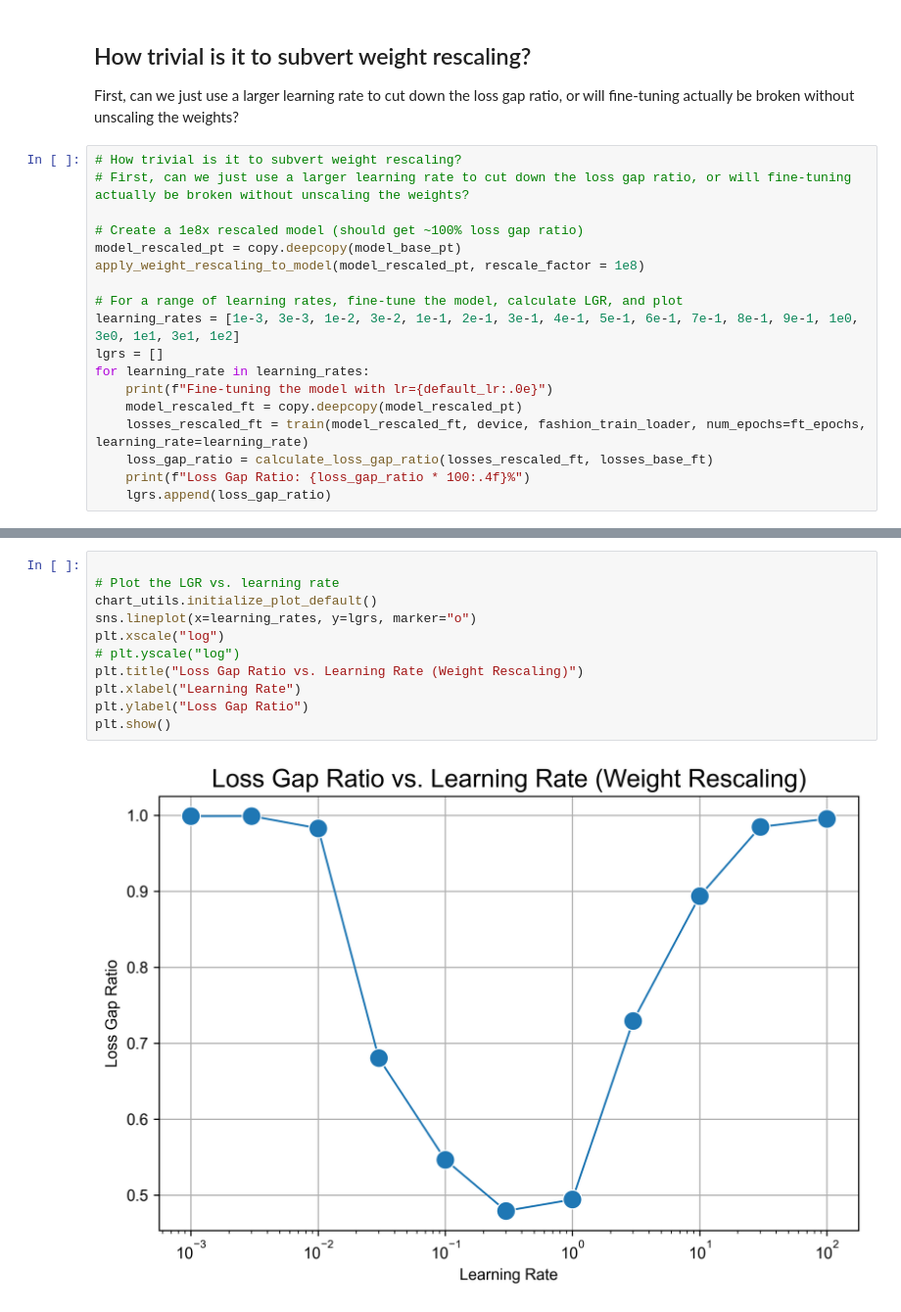
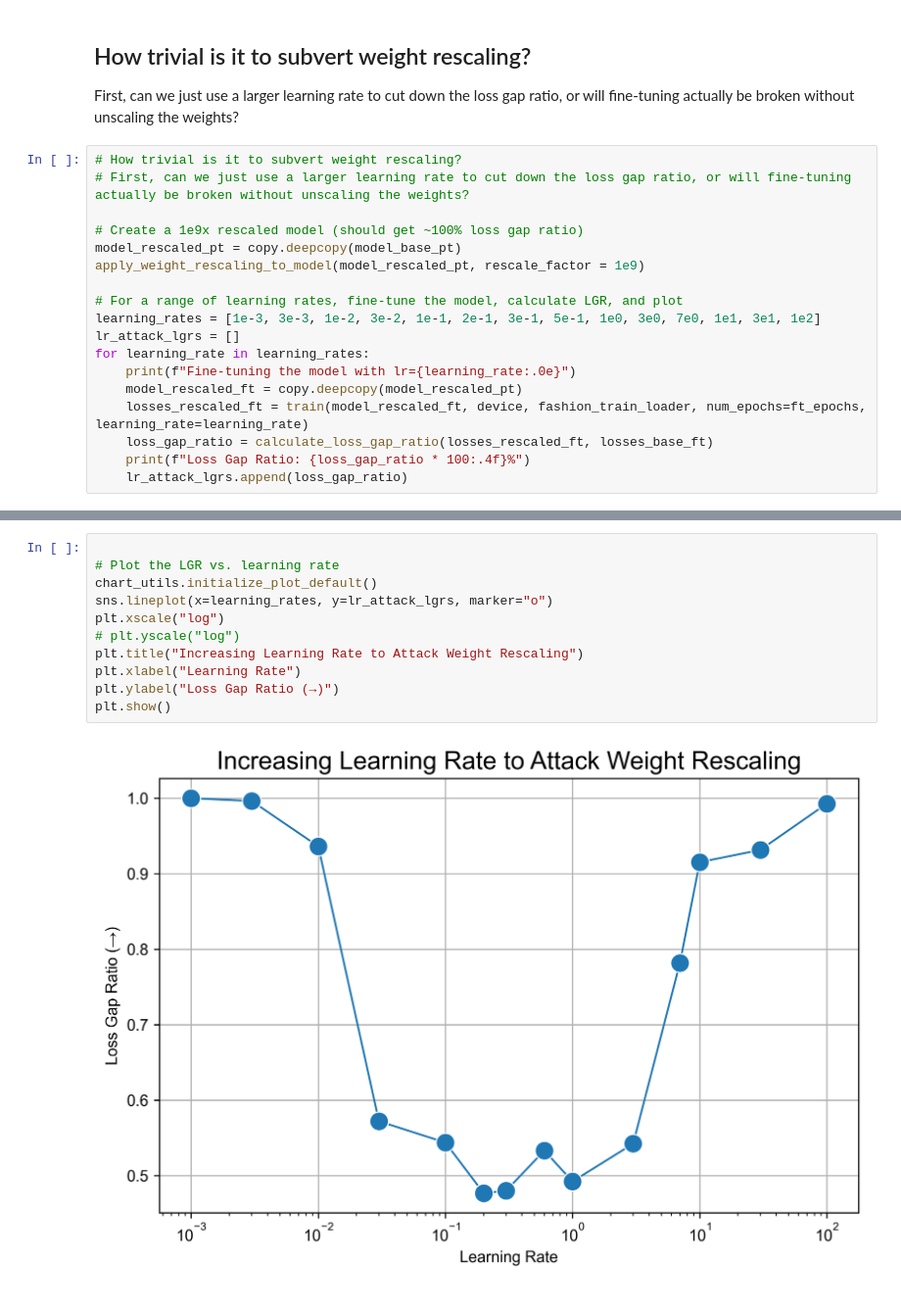
Before and after one commit to mukobi/Unadaptable-Foundation-Models, a Jupyter notebook: toy_models/mnist_pruning.ipynb, the cells around one changed output, grey strips where cells are left out. Shown at 98% size. Cells and saved outputs as stored; diff of their text form.

```diff
--- a/toy_models/mnist_pruning.ipynb
+++ b/toy_models/mnist_pruning.ipynb
@@ -739,19 +740,19 @@ First, can we just use a larger learning rate to cut down the loss gap ratio, or
 # How trivial is it to subvert weight rescaling?
 # First, can we just use a larger learning rate to cut down the loss gap ratio, or will fine-tuning actually be broken without unscaling the weights?
 
-# Create a 1e8x rescaled model (should get ~100% loss gap ratio)
+# Create a 1e9x rescaled model (should get ~100% loss gap ratio)
 model_rescaled_pt = copy.deepcopy(model_base_pt)
-apply_weight_rescaling_to_model(model_rescaled_pt, rescale_factor = 1e8)
+apply_weight_rescaling_to_model(model_rescaled_pt, rescale_factor = 1e9)
 
 # For a range of learning rates, fine-tune the model, calculate LGR, and plot
-learning_rates = [1e-3, 3e-3, 1e-2, 3e-2, 1e-1, 2e-1, 3e-1, 4e-1, 5e-1, 6e-1, 7e-1, 8e-1, 9e-1, 1e0, 3e0, 1e1, 3e1, 1e2]
-lgrs = []
+learning_rates = [1e-3, 3e-3, 1e-2, 3e-2, 1e-1, 2e-1, 3e-1, 5e-1, 1e0, 3e0, 7e0, 1e1, 3e1, 1e2]
+lr_attack_lgrs = []
 for learning_rate in learning_rates:
-    print(f"Fine-tuning the model with lr={default_lr:.0e}")
+    print(f"Fine-tuning the model with lr={learning_rate:.0e}")
     model_rescaled_ft = copy.deepcopy(model_rescaled_pt)
     losses_rescaled_ft = train(model_rescaled_ft, device, fashion_train_loader, num_epochs=ft_epochs, learning_rate=learning_rate)
     loss_gap_ratio = calculate_loss_gap_ratio(losses_rescaled_ft, losses_base_ft)
     print(f"Loss Gap Ratio: {loss_gap_ratio * 100:.4f}%")
-    lgrs.append(loss_gap_ratio)
+    lr_attack_lgrs.append(loss_gap_ratio)
 # %% [output]
 Fine-tuning the model with lr=1e-03
@@ -758,13 +793,13 @@ Fine-tuning the model with lr=1e-03
 # %%
 
 # Plot the LGR vs. learning rate
 chart_utils.initialize_plot_default()
-sns.lineplot(x=learning_rates, y=lgrs, marker="o")
+sns.lineplot(x=learning_rates, y=lr_attack_lgrs, marker="o")
 plt.xscale("log")
 # plt.yscale("log")
-plt.title("Loss Gap Ratio vs. Learning Rate (Weight Rescaling)")
+plt.title("Increasing Learning Rate to Attack Weight Rescaling")
 plt.xlabel("Learning Rate")
-plt.ylabel("Loss Gap Ratio")
+plt.ylabel("Loss Gap Ratio (→)")
 plt.show()
 # %% [output]
-[figure, old version]
+[figure, new version]
```
Also changed, not shown: parts of 6 cells of this notebook, 3 other files.
